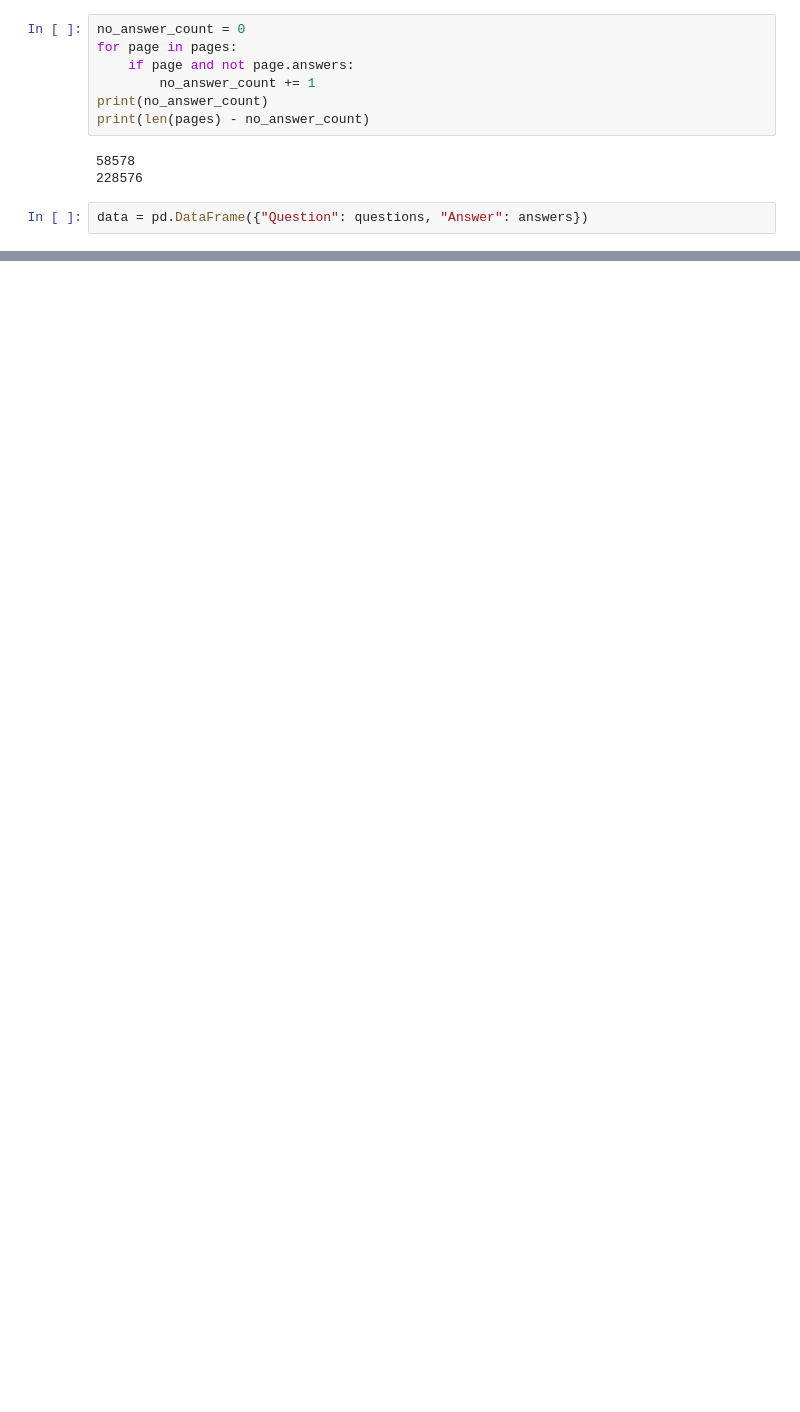
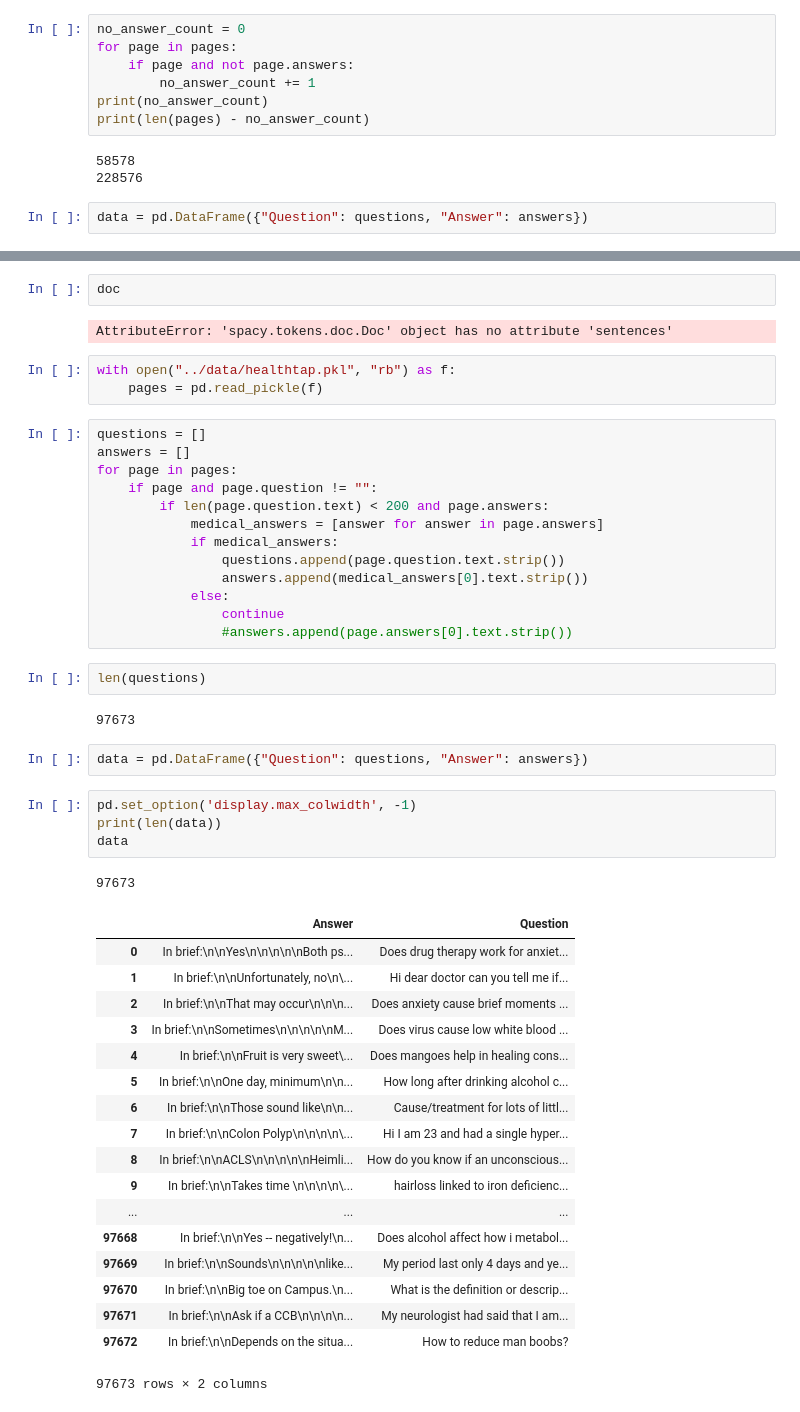
Before and after one commit to kearnsw/WebQA, a Jupyter notebook: notebooks/Data_Exploration.ipynb, the cells around one changed output, grey strips where cells are left out. Drawn from its saved outputs; the diff is of its cells as text; blank space fills up the shorter version.

```diff
--- a/notebooks/Data_Exploration.ipynb
+++ b/notebooks/Data_Exploration.ipynb
@@ -64,0 +74,50 @@ data
+# %%
+doc
+# %% [output]
+AttributeError: 'spacy.tokens.doc.Doc' object has no attribute 'sentences'
+# %%
+with open("../data/healthtap.pkl", "rb") as f:
+    pages = pd.read_pickle(f)
+# %%
+questions = []
+answers = []
+for page in pages:
+    if page and page.question != "":
+        if len(page.question.text) < 200 and page.answers:
+            medical_answers = [answer for answer in page.answers]
+            if medical_answers:
+                questions.append(page.question.text.strip())
+                answers.append(medical_answers[0].text.strip())
+            else:
+                continue
+                #answers.append(page.answers[0].text.strip())
+# %%
+len(questions)
+# %% [output]
+97673
+# %%
+data = pd.DataFrame({"Question": questions, "Answer": answers})
+# %%
+pd.set_option('display.max_colwidth', -1)
+print(len(data))
+data
+# %% [output]
+97673
+|  | Answer | Question |
+| 0 | In brief:\n\nYes\n\n\n\n\nBoth ps... | Does drug therapy work for anxiet... |
+| 1 | In brief:\n\nUnfortunately, no\n\... | Hi dear doctor can you tell me if... |
+| 2 | In brief:\n\nThat may occur\n\n\n... | Does anxiety cause brief moments ... |
+| 3 | In brief:\n\nSometimes\n\n\n\n\nM... | Does virus cause low white blood ... |
+| 4 | In brief:\n\nFruit is very sweet\... | Does mangoes help in healing cons... |
+| 5 | In brief:\n\nOne day, minimum\n\n... | How long after drinking alcohol c... |
+| 6 | In brief:\n\nThose sound like\n\n... | Cause/treatment for lots of littl... |
+| 7 | In brief:\n\nColon Polyp\n\n\n\n\... | Hi I am 23 and had a single hyper... |
+| 8 | In brief:\n\nACLS\n\n\n\n\nHeimli... | How do you know if an unconscious... |
+| 9 | In brief:\n\nTakes time \n\n\n\n\... | hairloss linked to iron deficienc... |
+| ... | ... | ... |
+| 97668 | In brief:\n\nYes -- negatively!\n... | Does alcohol affect how i metabol... |
+| 97669 | In brief:\n\nSounds\n\n\n\n\nlike... | My period last only 4 days and ye... |
+| 97670 | In brief:\n\nBig toe on Campus.\n... | What is the definition or descrip... |
+| 97671 | In brief:\n\nAsk if a CCB\n\n\n\n... | My neurologist had said that I am... |
+| 97672 | In brief:\n\nDepends on the situa... | How to reduce man boobs? |
+97673 rows × 2 columns
```
Also changed, not shown: parts of 8 cells of this notebook.
